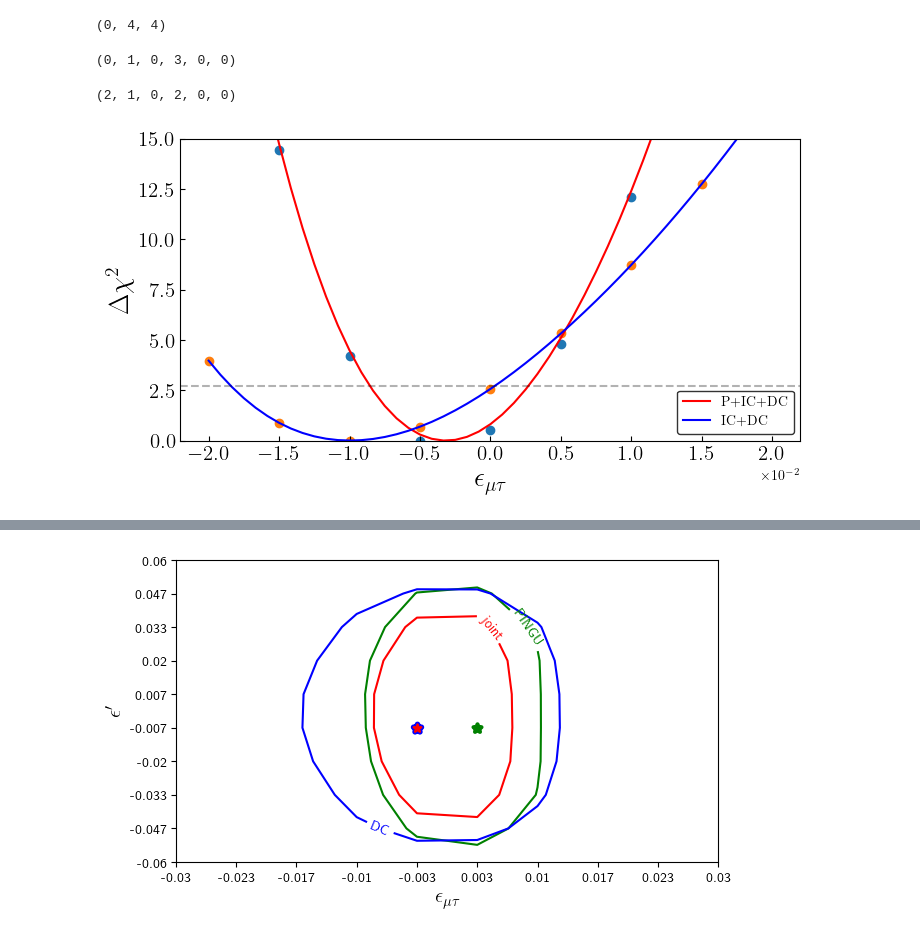
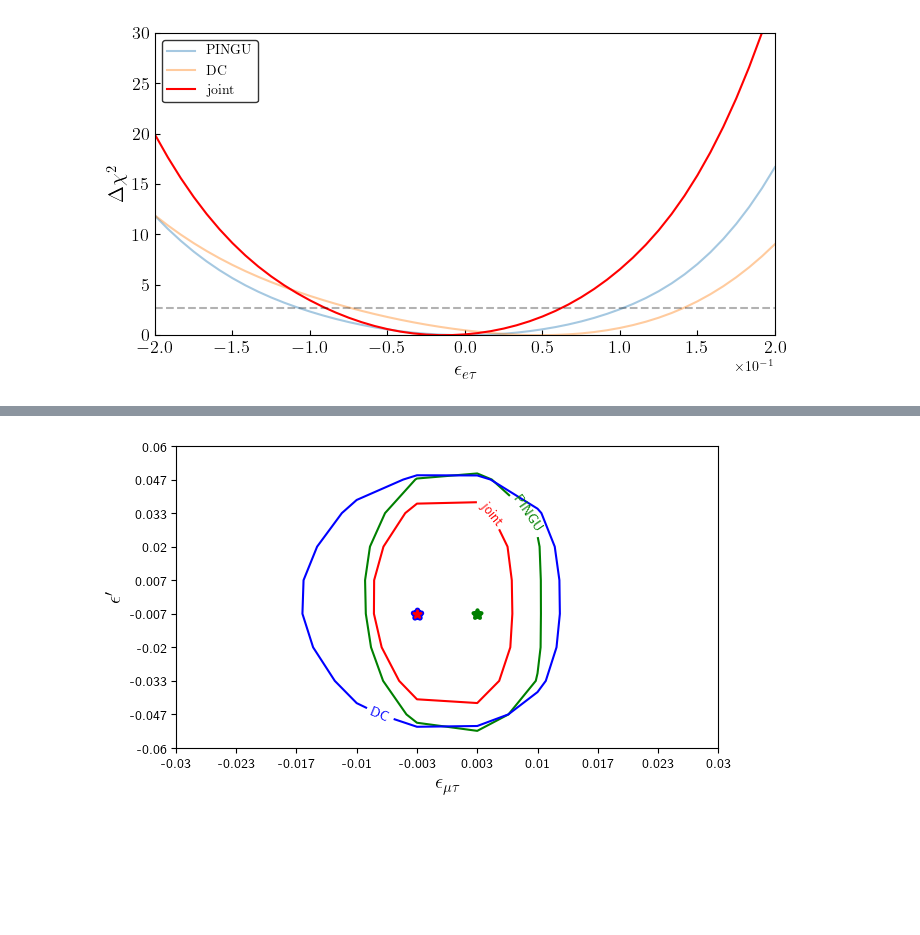
Before and after one commit to Sjoeborg/thesis, a Jupyter notebook: notebooks/joint.ipynb, the cells around one changed output, grey strips where cells are left out. Saved outputs shown, nothing was run; the diff lists cells and outputs as text; code cells hidden in the pictures; blank space fills up the shorter version.

```diff
--- a/notebooks/joint.ipynb
+++ b/notebooks/joint.ipynb
@@ -59,9 +68,9 @@ H1_IC = np.array(H1_list_normalized)
 # %%
 sigma_a = 0.25
 sigma_b = 0.04
-f_PINGU = 0
+f_PINGU = 0.05
 f_DC = 1
-f_IC = 0.1
+f_IC = 0.15
 marginalized_arrays_NO=[]
 marginalized_arrays_IO=[]
 nsi_param_range=[]
@@ -71,9 +80,15 @@ D_chisq  = marginalize_DC(H1_DC,dm31_range,th23_range,ett_range,emt_range,eem_ra
 
 P_chisq = marginalize_PINGU(H1_PINGU,H0_PINGU,dm31_range,th23_range,ett_range,emt_range,eem_range,eet_range, param_list, 'joint', sigma_a,sigma_b, f_PINGU)
 
-I_chisq, IC_best_index = deltachi_IC(H1_IC,0,[sigma_a,sigma_b],f_IC,x0=[1,0])
 
 
-PD_chisq =  P_chisq  + D_chisq
-ID_chisq =  D_chisq + I_chisq.reshape(len(dm31_range),len(th23_range),1,len(emt_range),1,1)
-PID_chisq =  P_chisq  + D_chisq + I_chisq.reshape(len(dm31_range),len(th23_range),1,len(emt_range),1,1)
+PD_chisq =  P_chisq  + D_chisq - P_chisq.min() - D_chisq.min()
+
+PD_best_fit_index = np.argmin(PD_chisq)
+PD_best_dm31_index,PD_best_th23_index,PD_best_ett_index,PD_best_emt_index,PD_best_eem_index,PD_best_eet_index = np.unravel_index(PD_best_fit_index,PD_chisq.shape)
+
+P_best_fit_index = np.argmin(P_chisq)
+P_best_dm31_index,P_best_th23_index,P_best_ett_index,P_best_emt_index,P_best_eem_index,P_best_eet_index = np.unravel_index(P_best_fit_index,P_chisq.shape)
+
+D_best_fit_index = np.argmin(D_chisq)
+D_best_dm31_index,D_best_th23_index,D_best_ett_index,D_best_emt_index,D_best_eem_index,D_best_eet_index = np.unravel_index(D_best_fit_index,D_chisq.shape)
@@ -178,34 +268,36 @@ ax.ticklabel_format(axis="x", style="sci", scilimits=(0,0))
-# %%
-I_best_dm31_index, I_best_th23_index, I_best_emt_index
-# %% [output]
-(0, 4, 4)
-# %%
-D_best_dm31_index, D_best_th23_index, D_best_ett_index, D_best_emt_index, D_best_eem_index, D_best_eet_index
-# %% [output]
-(0, 1, 0, 3, 0, 0)
-# %%
-ID_best_dm31_index, ID_best_th23_index, ID_best_ett_index, ID_best_emt_index, ID_best_eem_index, ID_best_eet_index
-# %% [output]
-(2, 1, 0, 2, 0, 0)
 # %%
 fig,ax = plt.subplots(1,1,figsize=(8,4))
+D_chisq  = marginalize_DC(H1_DC,dm31_range,th23_range,ett_range,emt_range,eem_range,eet_range, param_list, 'eet', sigma_a,sigma_b, f_DC)
+
+P_chisq = marginalize_PINGU(H1_PINGU,H0_PINGU,dm31_range,th23_range,ett_range,emt_range,eem_range,eet_range, param_list, 'eet', sigma_a,sigma_b, f_PINGU)
+
+finer_e_range = np.linspace(eet_range.min(),eet_range.max(),49)
 
 
-ax.plot(finer_e_range, PID_interpolated_emt,label='P+IC+DC', c='r')
-ax.scatter(emt_range, PID_chisq[PID_best_dm31_index, PID_best_th23_index, PID_best_ett_index,:,PID_best_eem_index, PID_best_eet_index] - PID_chisq[PID_best_dm31_index, PID_best_th23_index, PID_best_ett_index,:,PID_best_eem_index, PID_best_eet_index].min())
-ax.plot(finer_e_range, ID_interpolated_emt,label='IC+DC', c='b')
-ax.scatter(emt_range, ID_chisq[ID_best_dm31_index, ID_best_th23_index, ID_best_ett_index, :, ID_best_eem_index, ID_best_eet_index] - ID_chisq[ID_best_dm31_index, ID_best_th23_index, ID_best_ett_index, :, ID_best_eem_index, ID_best_eet_index].min())
+P_interpolated_chisq_eet= splev(finer_e_range,splrep(eet_range, P_chisq))
+P_interpolated_eet = P_interpolated_chisq_eet - P_interpolated_chisq_eet.min()
+
+D_interpolated_chisq_eet= splev(finer_e_range,splrep(eet_range, D_chisq))
+D_interpolated_eet = D_interpolated_chisq_eet - D_interpolated_chisq_eet.min()
+
+PD_interpolated_chisq_eet= splev(finer_e_range,splrep(eet_range, PD_chisq[PD_best_dm31_index,PD_best_th23_index,PD_best_ett_index,PD_best_emt_index,PD_best_eem_index,:]))
+PD_interpolated_eet = PD_interpolated_chisq_eet - PD_interpolated_chisq_eet.min()
+
+ax.plot(finer_e_range, P_interpolated_eet,label='PINGU', alpha=0.4)
+ax.plot(finer_e_range, D_interpolated_eet,label='DC', alpha=0.4)
+ax.plot(finer_e_range, PD_interpolated_eet,label='joint', color='red')
 ax.axhline(chi2.ppf(0.9,1), alpha=0.3, c='black', ls = '--')
 
-ax.set_ylim(bottom=0, top=15)
-
-ax.set_xlabel(r'$\epsilon_{\mu\tau}$', fontsize=20)
-ax.set_ylabel(r'$\Delta \chi^2$', fontsize=20)
-ax.tick_params(labelsize=15)
-leg=plt.legend()
+ax.set_ylim(bottom=0, top =30)
+ax.set_xlim(-2e-1,2e-1)
+#plt.xlim((emt_range.min(), emt_range.max()))
+ax.set_xlabel(r'$\epsilon_{e\tau}$', fontsize=15)
+ax.set_ylabel(r'$\Delta \chi^2$', fontsize=15)
+ax.tick_params(labelsize=13)
+leg = plt.legend()
 leg.get_frame().set_edgecolor('k')
 ax.tick_params(axis='both', direction='in', which='both')
 ax.ticklabel_format(axis="x", style="sci", scilimits=(0,0))
-#save(fig, 'PID_vs_PD_3D')
+#save(fig, 'joint_3D_eet')
 # %% [output]
-[figure, old version]
+[figure, new version]
```
Also changed, not shown: parts of 16 cells of this notebook, 7 other files.
